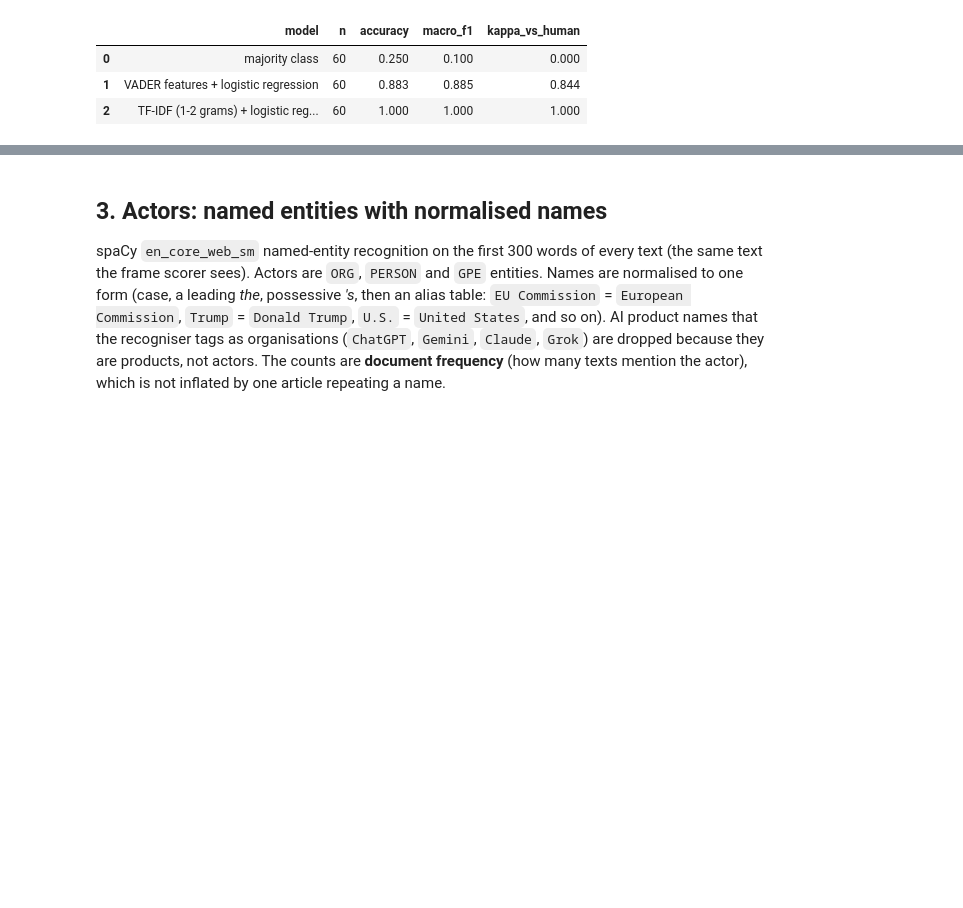
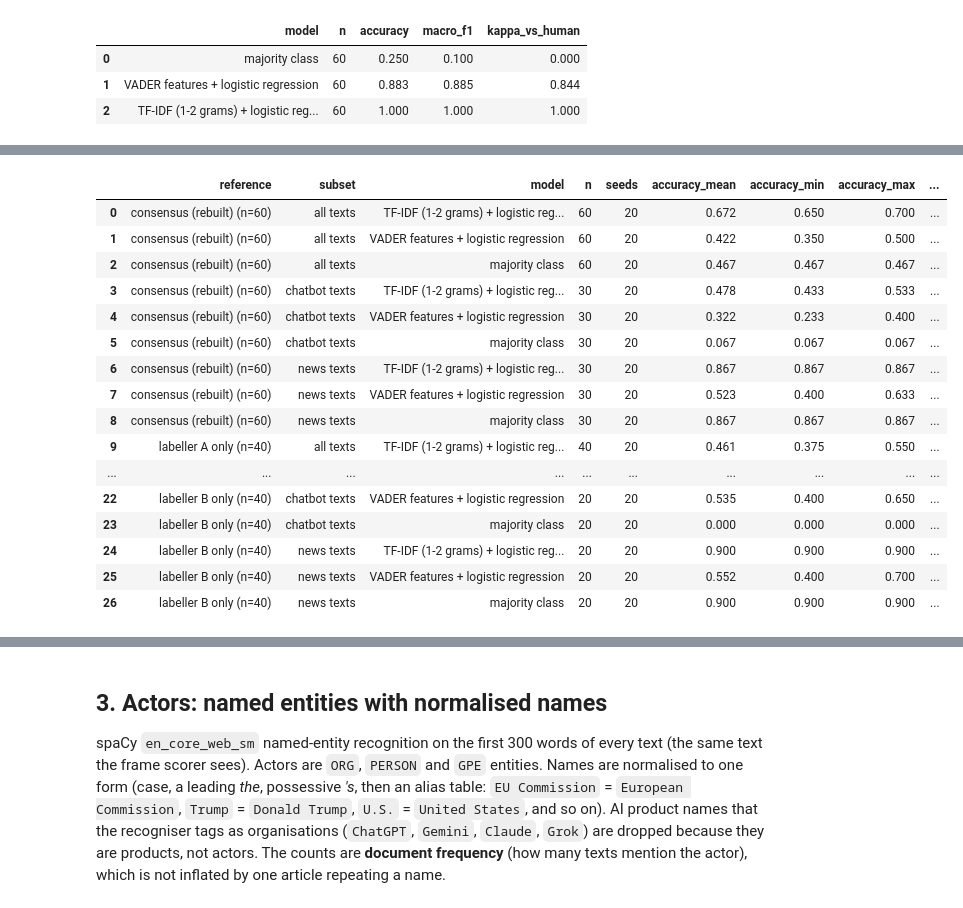
Before and after one commit to Annjnk/Text-Analytics-NLP-CA, a Jupyter notebook: 09_stance_and_actors.ipynb, the cells around one changed output, grey strips where cells are left out. Saved outputs shown, nothing was run; the diff lists cells and outputs as text; code cells hidden in the pictures; blank space fills up the shorter version.

```diff
--- a/09_stance_and_actors.ipynb
+++ b/09_stance_and_actors.ipynb
@@ -227,0 +399,81 @@ No data/stance_labels_consensus.csv yet: the baseline waits for the human labels
+# %%
+ADJ = DATA / "stance_adjudication.csv"
+STANCE_SPECS = {"majority class": None, "VADER features + logistic regression": "v", "TF-IDF (1-2 grams) + logistic regression": "t"}
+
+def baseline_by_source(df, seed=SEED):
+    """Stratified CV on df (columns text, stance, source); the same predictions are scored on all texts, chatbot texts and news texts."""
+    counts = df["stance"].value_counts(); usable = counts[counts >= 2].index
+    d = df[df["stance"].isin(usable)].reset_index(drop=True); k = int(min(5, counts[usable].min()))
+    if k < 2 or d["stance"].nunique() < 2: raise ValueError("not enough labelled texts per class for cross-validation")
+    X_v = np.array([vader_features(t) for t in d["text"]]); y = d["stance"].to_numpy(); out = []
+    for name, kind in STANCE_SPECS.items():
+        pred = np.empty(len(d), dtype=object)
+        for tr, te in StratifiedKFold(k, shuffle=True, random_state=seed).split(d, y):
+            if kind is None: pred[te] = pd.Series(y[tr]).mode()[0]; continue
+            m = make_pipeline(StandardScaler(), LogisticRegression(max_iter=2000, class_weight="balanced")) if kind == "v" else \
+                make_pipeline(TfidfVectorizer(ngram_range=(1, 2), min_df=2, sublinear_tf=True), LogisticRegression(max_iter=2000, class_weight="balanced", C=3))
+            Xtr, Xte = (X_v[tr], X_v[te]) if kind == "v" else (d["text"].iloc[tr], d["text"].iloc[te])
+            pred[te] = m.fit(Xtr, y[tr]).predict(Xte)
+        for sub, mask in (("all texts", np.ones(len(d), bool)), ("chatbot texts", (d["source"] == "chatbot").to_numpy()), ("news texts", (d["source"] == "news").to_numpy())):
+            yt, yp = y[mask], pred[mask]
+            if len(yt) == 0: continue
+            out.append({"model": name, "subset": sub, "n": int(mask.sum()), "accuracy": accuracy_score(yt, yp), "macro_f1": f1_score(yt, yp, labels=sorted(set(yt)), average="macro", zero_division=0),
+                        "kappa_vs_human": cohen_kappa(yt, yp, sorted(set(yt) | set(yp)))})
+    return pd.DataFrame(out)
+
+def rebuild_reference(adj_path, labA, labB):
+    """consensus where written, else the agreed label, else the single labeller's label; unresolved disputes are left out and counted."""
+    adj = pd.read_csv(adj_path, keep_default_na=False); filled = adj[adj["consensus"].str.strip() != ""].set_index("stance_id")["consensus"].str.strip()
+    bad = sorted(set(filled) - set(STANCE))
+    if bad: raise ValueError(f"invalid consensus labels: {bad} (use one of {STANCE})")
+    base = build_consensus(labA, labB); ref = base.copy(); changed = [s for s in filled.index if ref[s] != filled[s]]
+    ref.loc[filled.index] = filled
+    unresolved = ref[ref.isin(["DISPUTED", "SKIPPED"])].index.tolist()
+    return ref.drop(index=unresolved), {"n_consensus_written": len(filled), "n_changed_vs_original": len(changed), "unresolved_disputes_left_out": unresolved}
+
+def run_three_references(adj_path, labA, labB, seeds=20, save=True):
+    ref, info = rebuild_reference(adj_path, labA, labB)
+    tx = pd.concat([pd.read_csv(DATA / "stance_sheet_A.csv", keep_default_na=False), pd.read_csv(DATA / "stance_sheet_B.csv", keep_default_na=False)]).drop_duplicates("stance_id").set_index("stance_id")["text"]
+    ks = pd.read_csv(DATA / "stance_key.csv").set_index("stance_id")["source"]
+    A0, _, _ = read_sheet(labA); B0, _, _ = read_sheet(labB)
+    refs = {"consensus (rebuilt)": ref, "labeller A only": A0, "labeller B only": B0}; raw, counts = [], []
+    for nm, lab in refs.items():
+        df = pd.DataFrame({"stance_id": lab.index, "stance": lab.to_numpy()}); df["text"] = df["stance_id"].map(tx); df["source"] = df["stance_id"].map(ks)
+        counts.append(df.groupby(["source", "stance"]).size().unstack(fill_value=0).reindex(columns=STANCE, fill_value=0).assign(n=lambda t: t.sum(axis=1)).assign(reference=nm).reset_index())
+        for s in range(seeds): raw.append(baseline_by_source(df, seed=s).assign(reference=f"{nm} (n={len(df)})", seed=s))
+    raw = pd.concat(raw, ignore_index=True)
+    agg = raw.groupby(["reference", "subset", "model"])[["accuracy", "macro_f1", "kappa_vs_human"]].agg(["mean", "min", "max"]).round(3)
+    agg.columns = ["_".join(c) for c in agg.columns]; agg = agg.reset_index().merge(raw.groupby(["reference", "subset", "model"])["n"].first().reset_index(), on=["reference", "subset", "model"]); agg["seeds"] = seeds
+    agg = agg[["reference", "subset", "model", "n", "seeds"] + [c for c in agg.columns if c not in ("reference", "subset", "model", "n", "seeds")]]
+    if save:
+        raw.round(4).to_csv(OUT / "stance_baseline_three_references_seeds.csv", index=False); agg.to_csv(OUT / "stance_baseline_three_references.csv", index=False)
+        pd.concat(counts, ignore_index=True)[["reference", "source"] + STANCE + ["n"]].to_csv(OUT / "stance_reference_label_counts.csv", index=False)
+    return agg, info, pd.concat(counts, ignore_index=True)
+
+# ---- test on DUMMY adjudications in a temporary file (never saved): the code path works end to end
+with tempfile.TemporaryDirectory() as td:
+    tmp = Path(td) / "adj.csv"; dummy = pd.DataFrame({"stance_id": sorted(set(A_.index) & set(B_.index)), "consensus": ""})
+    dummy.loc[:4, "consensus"] = [A_[s] for s in dummy.loc[:4, "stance_id"]]                       # five dummy adjudications (labeller A's label)
+    dummy.to_csv(tmp, index=False)
+    agg_t, info_t, cnt_t = run_three_references(tmp, LAB_A, LAB_B, seeds=2, save=False)
+    assert info_t["n_consensus_written"] == 5 and set(agg_t["subset"]) == {"all texts", "chatbot texts", "news texts"} and agg_t["reference"].nunique() == 3
+    assert (agg_t.groupby(["reference", "subset"])["model"].nunique() == 3).all(), "majority class, VADER and TF-IDF must all be in every block"
+    try:
+        bad = dummy.copy(); bad.loc[0, "consensus"] = "yes"; bad.to_csv(tmp, index=False); rebuild_reference(tmp, LAB_A, LAB_B); raise SystemExit("an invalid label was accepted")
+    except ValueError: pass
+print("2d: dummy adjudications -> three references x three subsets x three models built; an invalid consensus label is rejected (nothing saved)")
+
+# ---- the real run, only when someone has filled the consensus column
+if not ADJ.exists():
+    shared_ids = sorted(set(A_.index) & set(B_.index))
+    flagged_single = sorted(set(fl.loc[fl["labelled_by"].isin(["A only", "B only"]), "stance_id"])) if "fl" in globals() else []
+    tx = pd.concat([pd.read_csv(DATA / "stance_sheet_A.csv", keep_default_na=False), pd.read_csv(DATA / "stance_sheet_B.csv", keep_default_na=False)]).drop_duplicates("stance_id").set_index("stance_id")["text"]
+    ids = sorted(set(shared_ids) | set(flagged_single))
+    pd.DataFrame({"stance_id": ids, "text": [tx[s] for s in ids], "labeller_A": [A_.get(s, "") for s in ids], "labeller_B": [B_.get(s, "") for s in ids], "consensus": ""}).to_csv(ADJ, index=False)
+    print("wrote the empty adjudication sheet", ADJ, "with", len(ids), "texts (20 shared +", len(flagged_single), "flagged single-labeller texts); consensus is left empty for the labellers")
+adj_now = pd.read_csv(ADJ, keep_default_na=False)
+if (adj_now["consensus"].str.strip() == "").all():
+    print("consensus column is empty: the rebuilt reference and the three-reference baseline are NOT computed yet (no files written)")
+else:
+    agg, info, cnts = run_three_references(ADJ, LAB_A, LAB_B); print(info); display(cnts); display(agg)
+# %% [output]
@@ -227,0 +489,17 @@ No data/stance_labels_consensus.csv yet: the baseline waits for the human labels
+|  | reference | subset | model | n | seeds | accuracy_mean | accuracy_min | accuracy_max | ... |
+| 0 | consensus (rebuilt) (n=60) | all texts | TF-IDF (1-2 grams) + logistic reg... | 60 | 20 | 0.672 | 0.650 | 0.700 | ... |
+| 1 | consensus (rebuilt) (n=60) | all texts | VADER features + logistic regression | 60 | 20 | 0.422 | 0.350 | 0.500 | ... |
+| 2 | consensus (rebuilt) (n=60) | all texts | majority class | 60 | 20 | 0.467 | 0.467 | 0.467 | ... |
+| 3 | consensus (rebuilt) (n=60) | chatbot texts | TF-IDF (1-2 grams) + logistic reg... | 30 | 20 | 0.478 | 0.433 | 0.533 | ... |
+| 4 | consensus (rebuilt) (n=60) | chatbot texts | VADER features + logistic regression | 30 | 20 | 0.322 | 0.233 | 0.400 | ... |
+| 5 | consensus (rebuilt) (n=60) | chatbot texts | majority class | 30 | 20 | 0.067 | 0.067 | 0.067 | ... |
+| 6 | consensus (rebuilt) (n=60) | news texts | TF-IDF (1-2 grams) + logistic reg... | 30 | 20 | 0.867 | 0.867 | 0.867 | ... |
+| 7 | consensus (rebuilt) (n=60) | news texts | VADER features + logistic regression | 30 | 20 | 0.523 | 0.400 | 0.633 | ... |
+| 8 | consensus (rebuilt) (n=60) | news texts | majority class | 30 | 20 | 0.867 | 0.867 | 0.867 | ... |
+| 9 | labeller A only (n=40) | all texts | TF-IDF (1-2 grams) + logistic reg... | 40 | 20 | 0.461 | 0.375 | 0.550 | ... |
+| ... | ... | ... | ... | ... | ... | ... | ... | ... | ... |
+| 22 | labeller B only (n=40) | chatbot texts | VADER features + logistic regression | 20 | 20 | 0.535 | 0.400 | 0.650 | ... |
+| 23 | labeller B only (n=40) | chatbot texts | majority class | 20 | 20 | 0.000 | 0.000 | 0.000 | ... |
+| 24 | labeller B only (n=40) | news texts | TF-IDF (1-2 grams) + logistic reg... | 20 | 20 | 0.900 | 0.900 | 0.900 | ... |
+| 25 | labeller B only (n=40) | news texts | VADER features + logistic regression | 20 | 20 | 0.552 | 0.400 | 0.700 | ... |
+| 26 | labeller B only (n=40) | news texts | majority class | 20 | 20 | 0.900 | 0.900 | 0.900 | ... |
```
Also changed, not shown: parts of 14 cells of this notebook, 17 other files.
